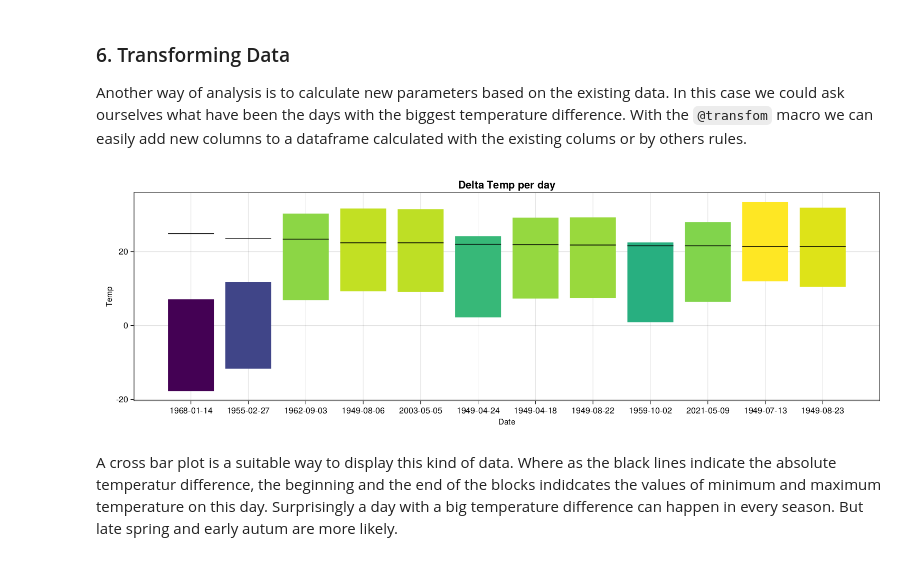
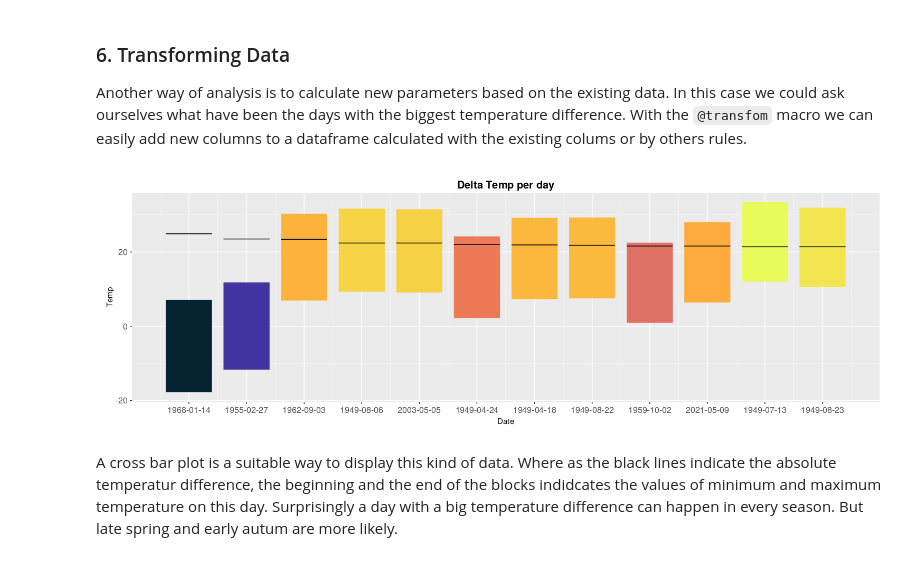
Before and after one commit to AndreasKuhn-ak/WS2022_Julia, a Jupyter notebook: Part_8_Data_Analysis/Julia_Data_Analysis.ipynb, the cells around one changed output. Cells and saved outputs as stored; diff of their text form; code cells hidden in the pictures.

Commit message:
Half way through data Data_Analysis

```diff
--- a/Part_8_Data_Analysis/Julia_Data_Analysis.ipynb
+++ b/Part_8_Data_Analysis/Julia_Data_Analysis.ipynb
@@ -214,6 +220,8 @@ data = @subset(data,:monthday .!= "(2, 29)",:year .!= 2022)
 # %% [markdown]
 Now we can plot the average Temperatur on each day in Würzubrg since 1948 using `CairoMakie`. Each colum of `DataFrame` is a Vector, therefore we can use the access function `DataFrame.column` as a direct input in our plot.
 # %%
+#set a nice looking theme
+set_theme!(theme_ggplot2())
 f1 = Figure()
 #custom axis where a datapoint every 10 years is maped to its corresponding year. For a refresh on custom axis in CairoMakie revisit the chapter on Plotting.
 ax1_1 = Axis(f1[1, 1],xticks = (1:10*365:nrow(data), string.(data.year)[1:10*365:nrow(data)] ))
@@ -565,16 +578,18 @@ Another way of analysis is to calculate new parameters based on the existing dat
 # %%
 data_delta =  @chain data begin
     @transform(:delta_t = :temp_max - :temp_min)
     sort!( :delta_t, rev = true)
 end
 
 f10 = Figure(resolution = (1500,500))
-ax10_1 = Axis(f10[1,1], xticks = (1:12,string.(data_delta.date[1:12])), title = " Delta Temp per day ", titlesize = 20, xlabel = "Date", ylabel = "Temp", xlabelsize = 15, ylabelsize = 15)
-bar10_1 = crossbar!(ax10_1,[1:12;], data_delta.:delta_t[1:12],data_delta.:temp_min[1:12],data_delta.:temp_max[1:12],color =data_delta.:temp_min[1:12])
+ax10_1 = Axis(f10[1,1], xticks = (1:12,string.(data_delta.date[1:12])), title = " Delta Temp per day ", titlesize =
+    20, xlabel = "Date", ylabel = "Temp", xlabelsize = 15, ylabelsize = 15)
+bar10_1 = crossbar!(ax10_1,[1:12;], data_delta.:delta_t[1:12],data_delta.:temp_min[1:12],data_delta.:temp_max[1:12],
+    color =data_delta.:temp_min[1:12], colormap = :thermal)
 
 f10
 # %% [output]
-[figure, old version]
+[figure, new version]
 # %% [markdown]
 A cross bar plot is a suitable way to display this kind of data. Where as the black lines indicate the absolute temperatur difference, the beginning and the end of the blocks indidcates the values of minimum and maximum temperature on this day. Surprisingly a day with a big temperature difference can happen in every season. But late spring and early autum are more likely.
 # %% [markdown]
```
Also changed, not shown: parts of 42 cells of this notebook, 27 other files.
